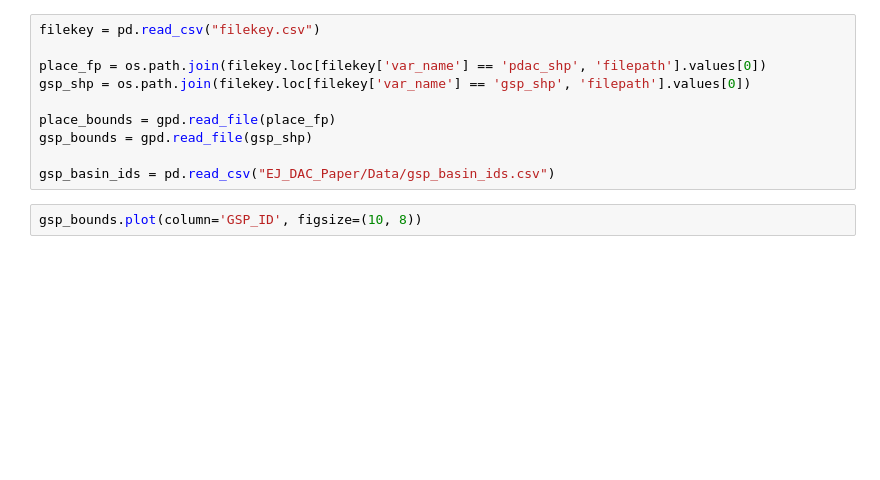
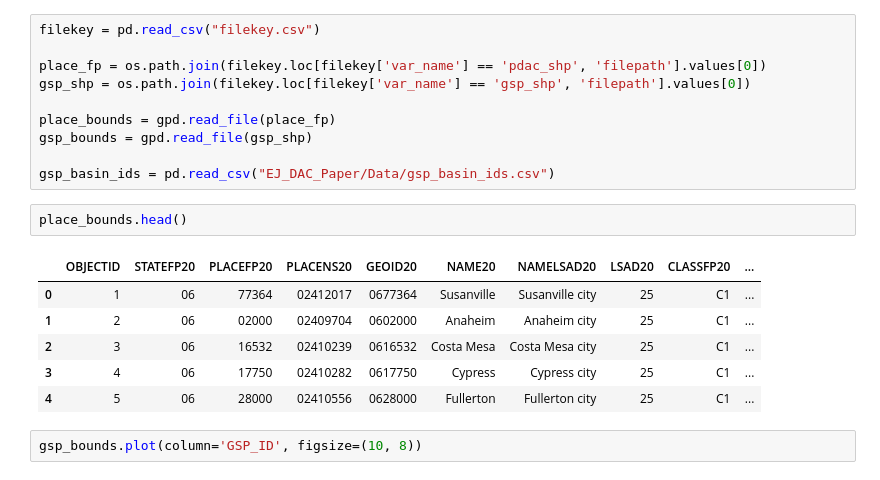
Before and after one commit to ucd-cepb/kings, a Jupyter notebook: EJ_DAC_Paper/Code/testing/shape_merge.ipynb, the cells around one changed output. Drawn from its saved outputs; the diff is of its cells as text; blank space fills up the shorter version.

```diff
--- a/EJ_DAC_Paper/Code/testing/shape_merge.ipynb
+++ b/EJ_DAC_Paper/Code/testing/shape_merge.ipynb
@@ -19,6 +19,15 @@ place_bounds = gpd.read_file(place_fp)
 gsp_bounds = gpd.read_file(gsp_shp)
 
 gsp_basin_ids = pd.read_csv("EJ_DAC_Paper/Data/gsp_basin_ids.csv")
+# %%
+place_bounds.head()
+# %% [output]
+|  | OBJECTID | STATEFP20 | PLACEFP20 | PLACENS20 | GEOID20 | NAME20 | NAMELSAD20 | LSAD20 | CLASSFP20 | ... |
+| 0 | 1 | 06 | 77364 | 02412017 | 0677364 | Susanville | Susanville city | 25 | C1 | ... |
+| 1 | 2 | 06 | 02000 | 02409704 | 0602000 | Anaheim | Anaheim city | 25 | C1 | ... |
+| 2 | 3 | 06 | 16532 | 02410239 | 0616532 | Costa Mesa | Costa Mesa city | 25 | C1 | ... |
+| 3 | 4 | 06 | 17750 | 02410282 | 0617750 | Cypress | Cypress city | 25 | C1 | ... |
+| 4 | 5 | 06 | 28000 | 02410556 | 0628000 | Fullerton | Fullerton city | 25 | C1 | ... |
 # %%
 gsp_bounds.plot(column='GSP_ID', figsize=(10, 8))
 # %% [output]
```
Also changed, not shown: parts of 4 cells of this notebook, 11 other files.
